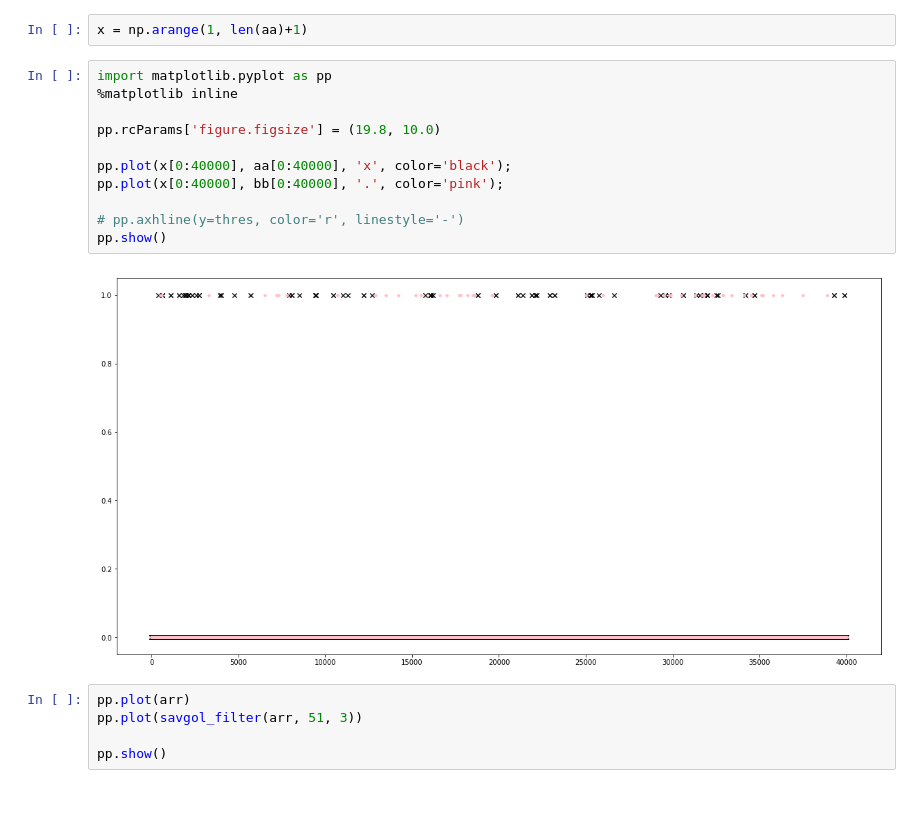
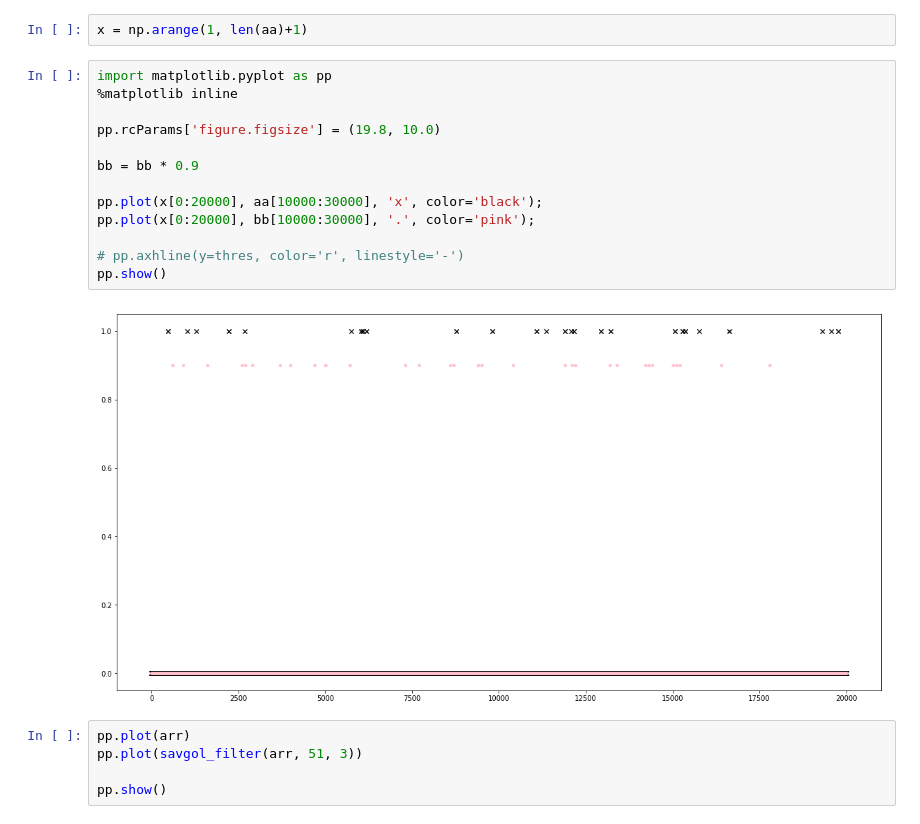
Before and after one commit to hedonistrh/SpChangeDetect, a Jupyter notebook: Speaker2Vec_dev.ipynb, the cells around one changed output. Cells and saved outputs as stored; diff of their text form.

```diff
--- a/Speaker2Vec_dev.ipynb
+++ b/Speaker2Vec_dev.ipynb
@@ -545,16 +527,18 @@ x = np.arange(1, len(aa)+1)
 # %%
 import matplotlib.pyplot as pp
 %matplotlib inline
 
 pp.rcParams['figure.figsize'] = (19.8, 10.0)
 
-pp.plot(x[0:40000], aa[0:40000], 'x', color='black');
-pp.plot(x[0:40000], bb[0:40000], '.', color='pink');
+bb = bb * 0.9
+
+pp.plot(x[0:20000], aa[10000:30000], 'x', color='black');
+pp.plot(x[0:20000], bb[10000:30000], '.', color='pink');
 
 # pp.axhline(y=thres, color='r', linestyle='-')
 pp.show()
 # %% [output]
-[figure, old version]
+[figure, new version]
 # %%
 pp.plot(arr)
 pp.plot(savgol_filter(arr, 51, 3))
```
Also changed, not shown: parts of 6 cells of this notebook.
